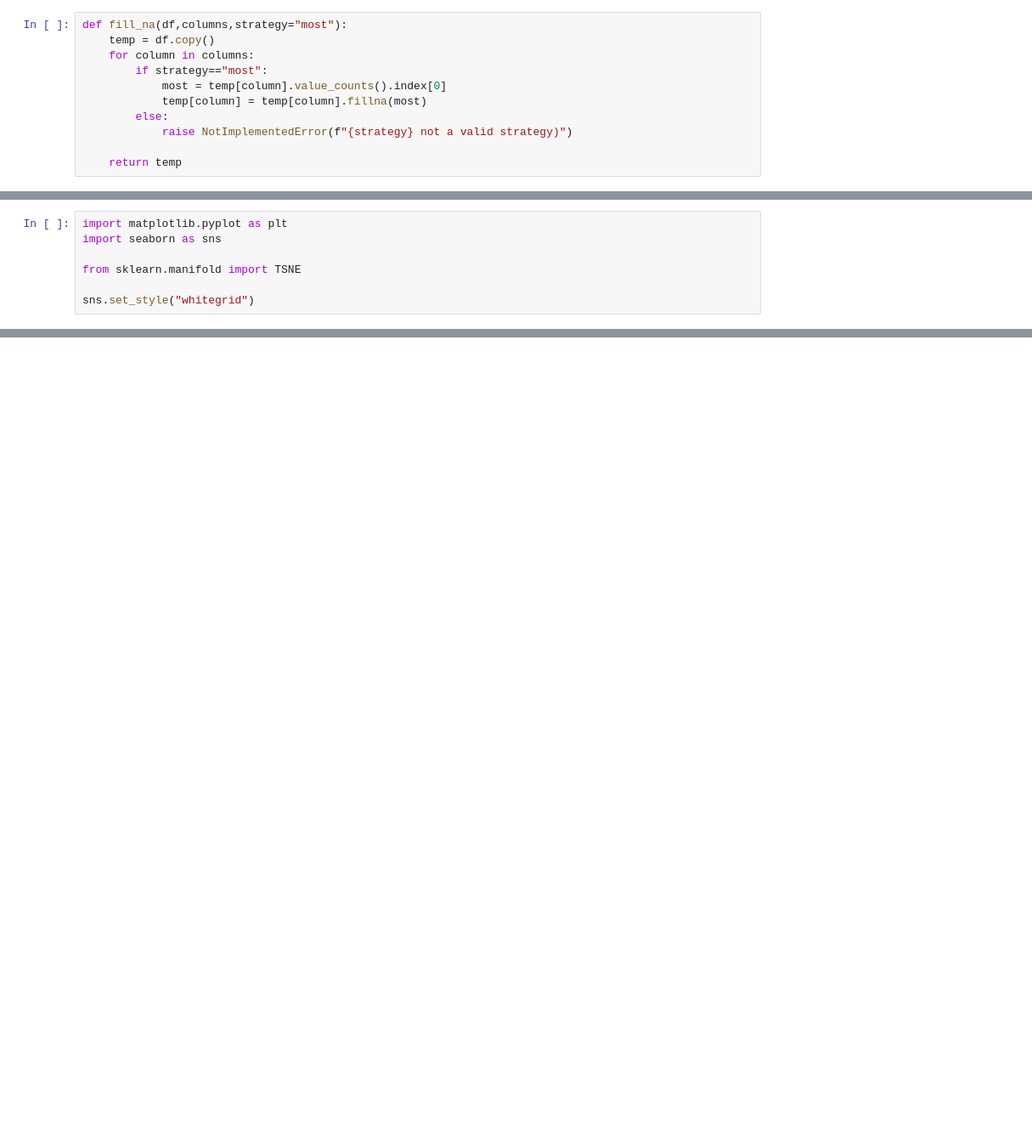
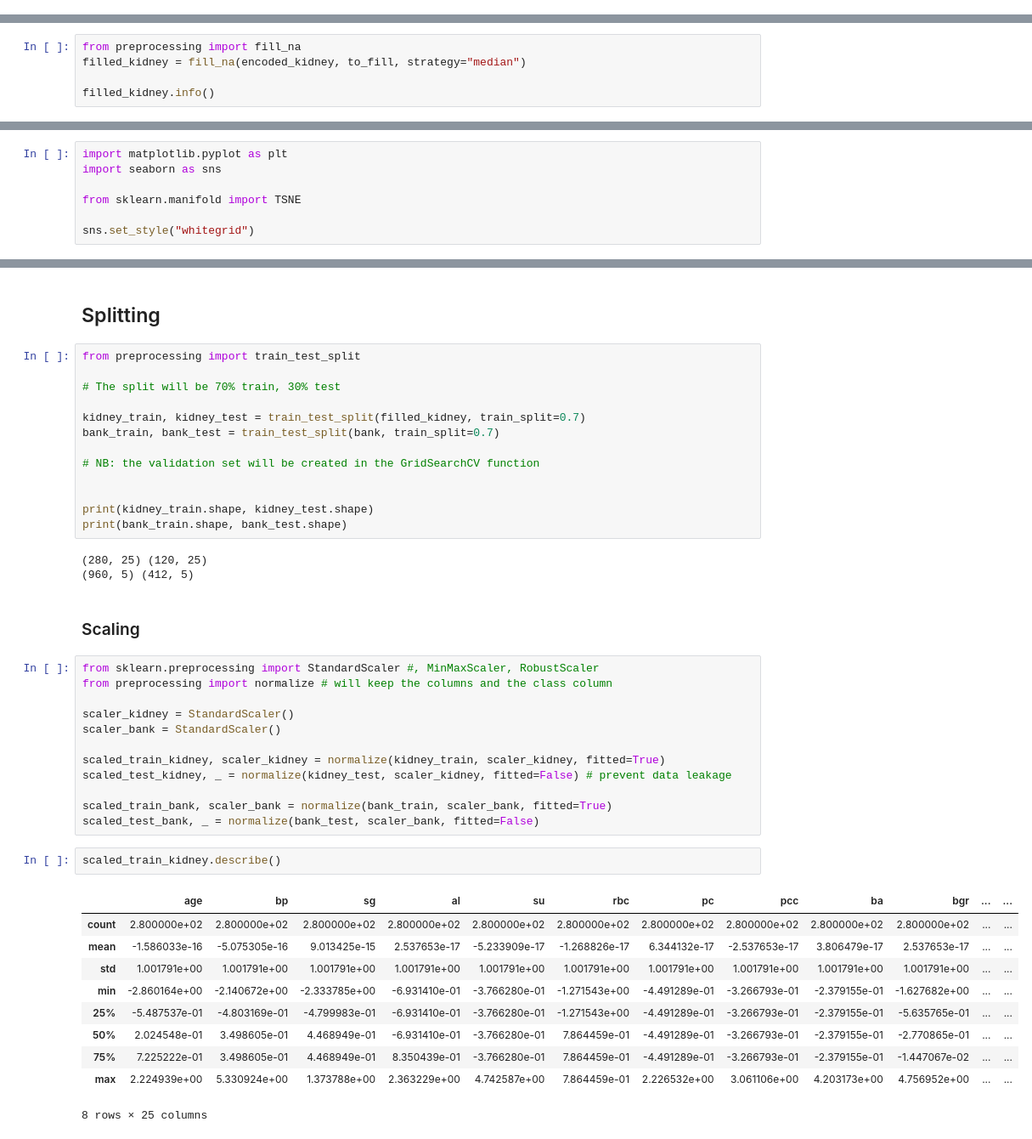
Before and after one commit to jonathanlys01/ML_project, a Jupyter notebook: test.ipynb, the cells around one changed output, grey strips where cells are left out. Shown at 85% size. Drawn from its saved outputs; the diff is of its cells as text; blank space fills up the shorter version.

```diff
--- a/test.ipynb
+++ b/test.ipynb
@@ -62,14 +213,3 @@ to_fill = [column for column in encoded.columns if np.sum(encoded.isna()[column]
 print(to_fill)
 # %% [output]
 ['age', 'bp', 'sg', 'al', 'su', 'rbc', 'pc', 'pcc', 'ba', 'bgr', 'bu', 'sc', 'sod', 'pot', 'hemo', 'pcv', 'wc', 'rc', 'htn', 'dm', 'cad', 'appet', 'pe', 'ane']
-# %%
-def fill_na(df,columns,strategy="most"):
-    temp = df.copy()
-    for column in columns:
-        if strategy=="most":
-            most = temp[column].value_counts().index[0]
-            temp[column] = temp[column].fillna(most)
-        else:
-            raise NotImplementedError(f"{strategy} not a valid strategy)")
-
-    return temp
@@ -194,0 +216,5 @@ dtype: float64
+# %%
+from preprocessing import fill_na
+filled_kidney = fill_na(encoded_kidney, to_fill, strategy="median")
+
+filled_kidney.info()
@@ -232 +282,46 @@ plt.show()
+# %% [markdown]
+## Splitting
+# %%
+from preprocessing import train_test_split
+
+# The split will be 70% train, 30% test
+
+kidney_train, kidney_test = train_test_split(filled_kidney, train_split=0.7)
+bank_train, bank_test = train_test_split(bank, train_split=0.7)
+
+# NB: the validation set will be created in the GridSearchCV function
+
+
+print(kidney_train.shape, kidney_test.shape)
+print(bank_train.shape, bank_test.shape)
+# %% [output]
+(280, 25) (120, 25)
+(960, 5) (412, 5)
+# %% [markdown]
+### Scaling
+# %%
+from sklearn.preprocessing import StandardScaler #, MinMaxScaler, RobustScaler
+from preprocessing import normalize # will keep the columns and the class column
+
+scaler_kidney = StandardScaler()
+scaler_bank = StandardScaler()
+
+scaled_train_kidney, scaler_kidney = normalize(kidney_train, scaler_kidney, fitted=True)
+scaled_test_kidney, _ = normalize(kidney_test, scaler_kidney, fitted=False) # prevent data leakage
+
+scaled_train_bank, scaler_bank = normalize(bank_train, scaler_bank, fitted=True)
+scaled_test_bank, _ = normalize(bank_test, scaler_bank, fitted=False)
+# %%
+scaled_train_kidney.describe()
+# %% [output]
+|  | age | bp | sg | al | su | rbc | pc | pcc | ba | bgr | ... | ... |
+| count | 2.800000e+02 | 2.800000e+02 | 2.800000e+02 | 2.800000e+02 | 2.800000e+02 | 2.800000e+02 | 2.800000e+02 | 2.800000e+02 | 2.800000e+02 | 2.800000e+02 | ... | ... |
+| mean | -1.586033e-16 | -5.075305e-16 | 9.013425e-15 | 2.537653e-17 | -5.233909e-17 | -1.268826e-17 | 6.344132e-17 | -2.537653e-17 | 3.806479e-17 | 2.537653e-17 | ... | ... |
+| std | 1.001791e+00 | 1.001791e+00 | 1.001791e+00 | 1.001791e+00 | 1.001791e+00 | 1.001791e+00 | 1.001791e+00 | 1.001791e+00 | 1.001791e+00 | 1.001791e+00 | ... | ... |
+| min | -2.860164e+00 | -2.140672e+00 | -2.333785e+00 | -6.931410e-01 | -3.766280e-01 | -1.271543e+00 | -4.491289e-01 | -3.266793e-01 | -2.379155e-01 | -1.627682e+00 | ... | ... |
+| 25% | -5.487537e-01 | -4.803169e-01 | -4.799983e-01 | -6.931410e-01 | -3.766280e-01 | -1.271543e+00 | -4.491289e-01 | -3.266793e-01 | -2.379155e-01 | -5.635765e-01 | ... | ... |
+| 50% | 2.024548e-01 | 3.498605e-01 | 4.468949e-01 | -6.931410e-01 | -3.766280e-01 | 7.864459e-01 | -4.491289e-01 | -3.266793e-01 | -2.379155e-01 | -2.770865e-01 | ... | ... |
+| 75% | 7.225222e-01 | 3.498605e-01 | 4.468949e-01 | 8.350439e-01 | -3.766280e-01 | 7.864459e-01 | -4.491289e-01 | -3.266793e-01 | -2.379155e-01 | -1.447067e-02 | ... | ... |
+| max | 2.224939e+00 | 5.330924e+00 | 1.373788e+00 | 2.363229e+00 | 4.742587e+00 | 7.864459e-01 | 2.226532e+00 | 3.061106e+00 | 4.203173e+00 | 4.756952e+00 | ... | ... |
+8 rows × 25 columns
 # %% [markdown]
```
Also changed, not shown: parts of 49 cells of this notebook.
